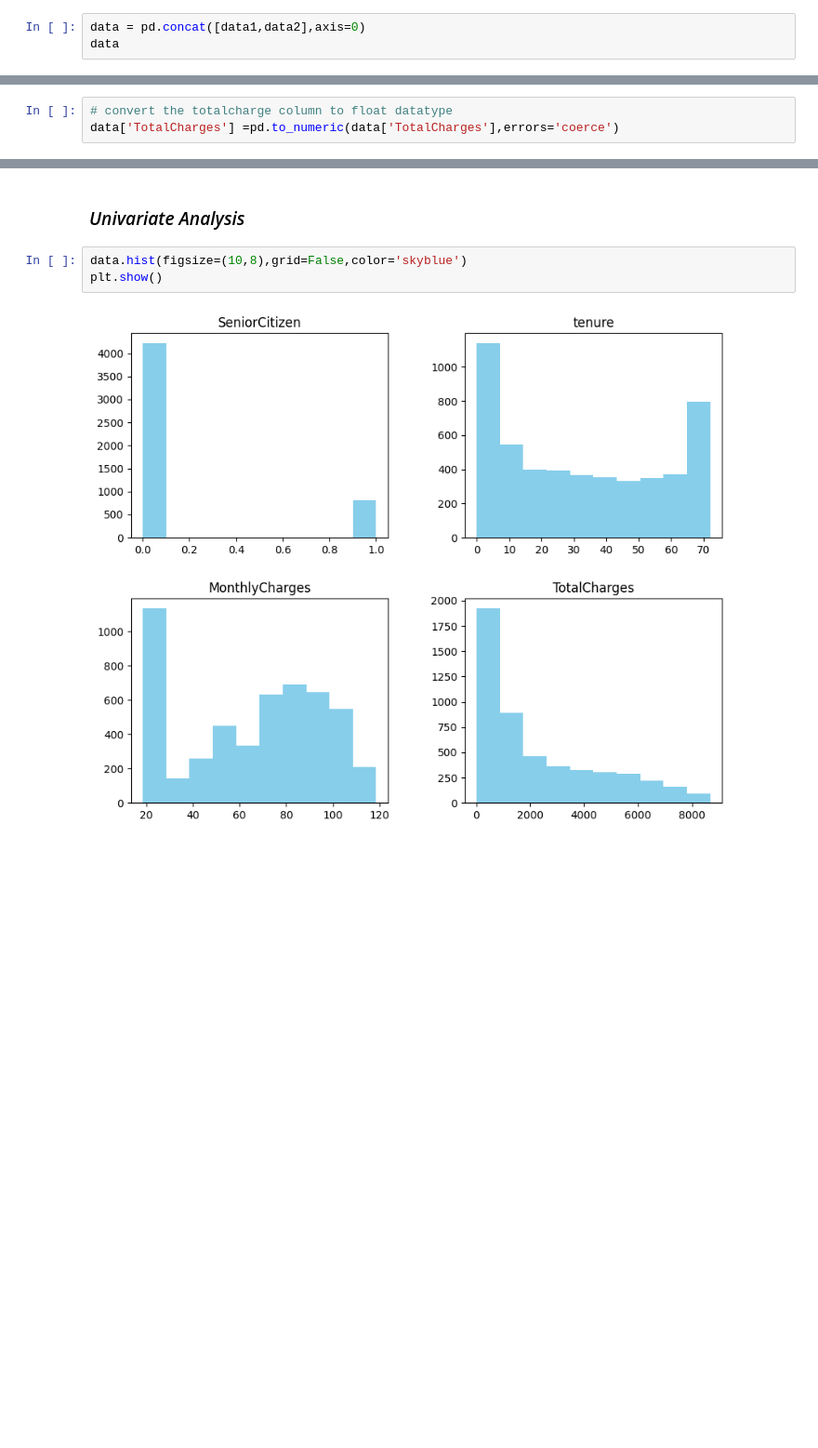
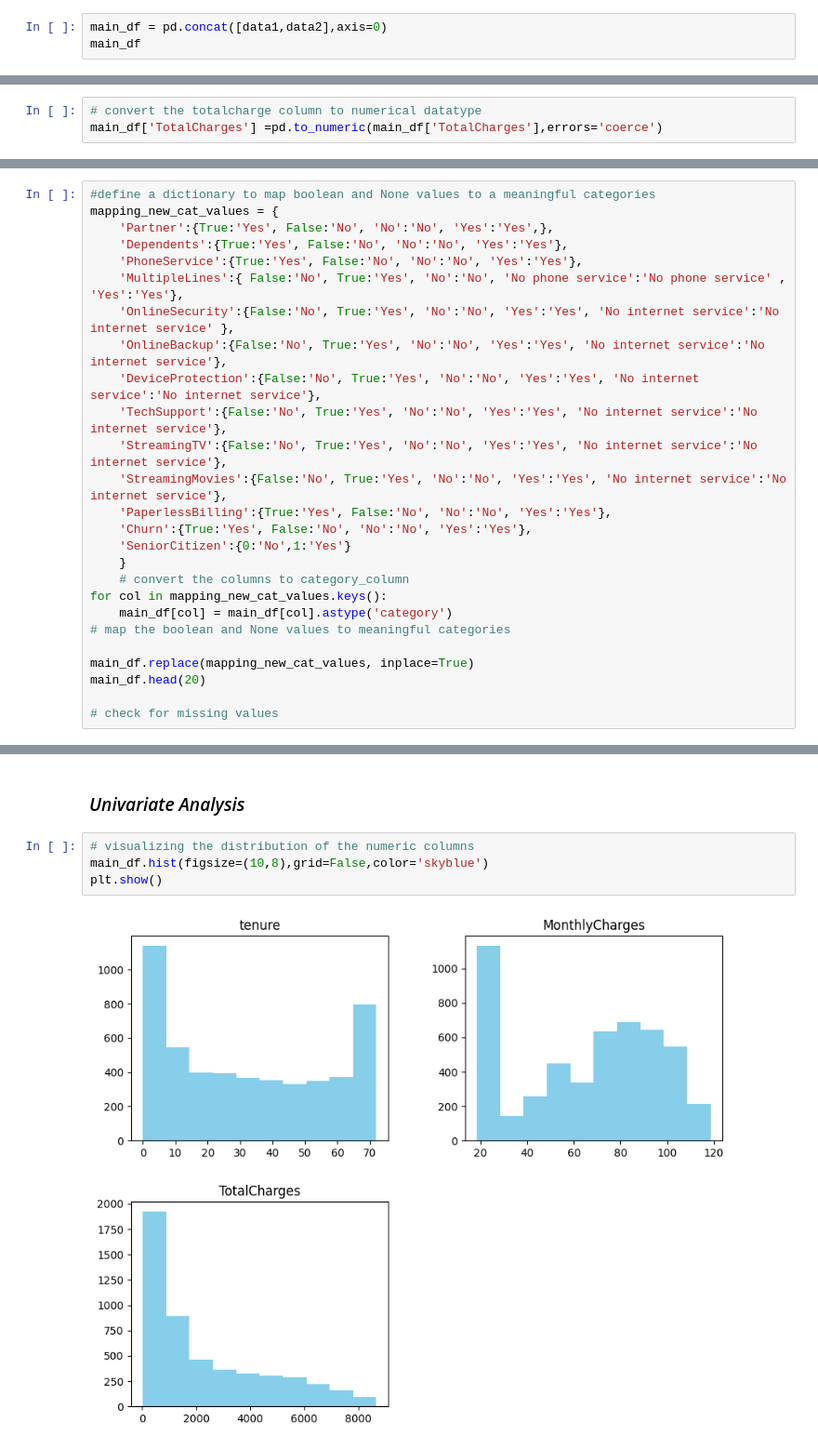
Before and after one commit to zeemanzak/CUSTOMER-CHUN-PREDICTION-AT-VODAFONE-CORPORATION, a Jupyter notebook: notebook/main.ipynb, the cells around one changed output, grey strips where cells are left out. Shown: that part at 93% size. Drawn from its saved outputs; the diff is of its cells as text; blank space fills up the shorter version.

```diff
--- a/notebook/main.ipynb
+++ b/notebook/main.ipynb
@@ -265,8 +265,8 @@ data2.duplicated().sum()
 # %% [markdown]
 ### *Merge the two dataset*
 # %%
-data = pd.concat([data1,data2],axis=0)
-data
+main_df = pd.concat([data1,data2],axis=0)
+main_df
 # %% [output]
 |  | customerID | gender | SeniorCitizen | Partner | Dependents | tenure | PhoneService | MultipleLines | ... |
 | 0 | 7590-VHVEG | Female | 0 | True | False | 1 | False | None | ... |
@@ -333,6 +333,6 @@ data.duplicated().sum()
 # %% [output]
 0
 # %%
-# convert the totalcharge column to float datatype
-data['TotalCharges'] =pd.to_numeric(data['TotalCharges'],errors='coerce')
+# convert the totalcharge column to numerical datatype
+main_df['TotalCharges'] =pd.to_numeric(main_df['TotalCharges'],errors='coerce')
 # %%
@@ -413,0 +416,26 @@ There are 4 unique values
+# %%
+#define a dictionary to map boolean and None values to a meaningful categories
+mapping_new_cat_values = {
+    'Partner':{True:'Yes', False:'No', 'No':'No', 'Yes':'Yes',},
+    'Dependents':{True:'Yes', False:'No', 'No':'No', 'Yes':'Yes'},
+    'PhoneService':{True:'Yes', False:'No', 'No':'No', 'Yes':'Yes'},
+    'MultipleLines':{ False:'No', True:'Yes', 'No':'No', 'No phone service':'No phone service' , 'Yes':'Yes'},
+    'OnlineSecurity':{False:'No', True:'Yes', 'No':'No', 'Yes':'Yes', 'No internet service':'No internet service' },
+    'OnlineBackup':{False:'No', True:'Yes', 'No':'No', 'Yes':'Yes', 'No internet service':'No internet service'},
+    'DeviceProtection':{False:'No', True:'Yes', 'No':'No', 'Yes':'Yes', 'No internet service':'No internet service'},
+    'TechSupport':{False:'No', True:'Yes', 'No':'No', 'Yes':'Yes', 'No internet service':'No internet service'},
+    'StreamingTV':{False:'No', True:'Yes', 'No':'No', 'Yes':'Yes', 'No internet service':'No internet service'},
+    'StreamingMovies':{False:'No', True:'Yes', 'No':'No', 'Yes':'Yes', 'No internet service':'No internet service'},
+    'PaperlessBilling':{True:'Yes', False:'No', 'No':'No', 'Yes':'Yes'},
+    'Churn':{True:'Yes', False:'No', 'No':'No', 'Yes':'Yes'},
+    'SeniorCitizen':{0:'No',1:'Yes'}
+    }
+    # convert the columns to category_column
+for col in mapping_new_cat_values.keys():
+    main_df[col] = main_df[col].astype('category')
+# map the boolean and None values to meaningful categories
+
+main_df.replace(mapping_new_cat_values, inplace=True)
+main_df.head(20)
+
+# check for missing values
@@ -414,7 +460,8 @@ There are 4 unique values
 # %% [markdown]
 ### *Univariate Analysis*
 # %%
-data.hist(figsize=(10,8),grid=False,color='skyblue')
+# visualizing the distribution of the numeric columns
+main_df.hist(figsize=(10,8),grid=False,color='skyblue')
 plt.show()
 # %% [output]
-[figure, old version]
+[figure, new version]
```
Also changed, not shown: parts of 15 cells of this notebook.
